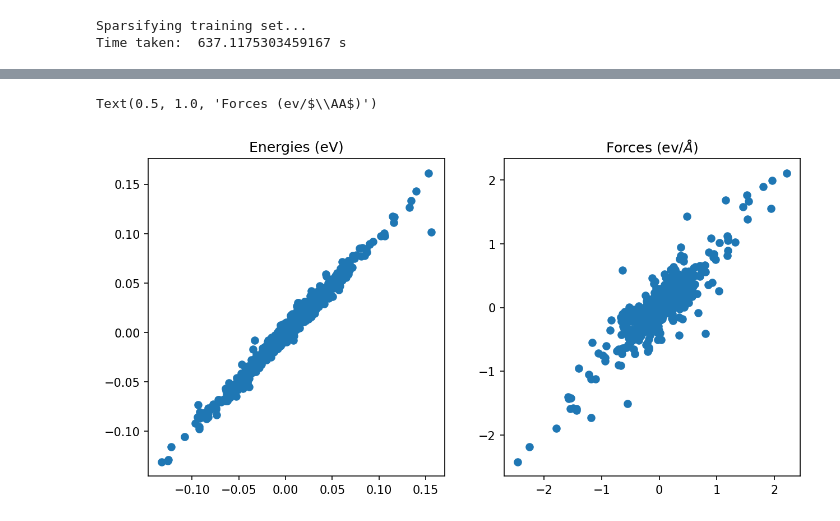
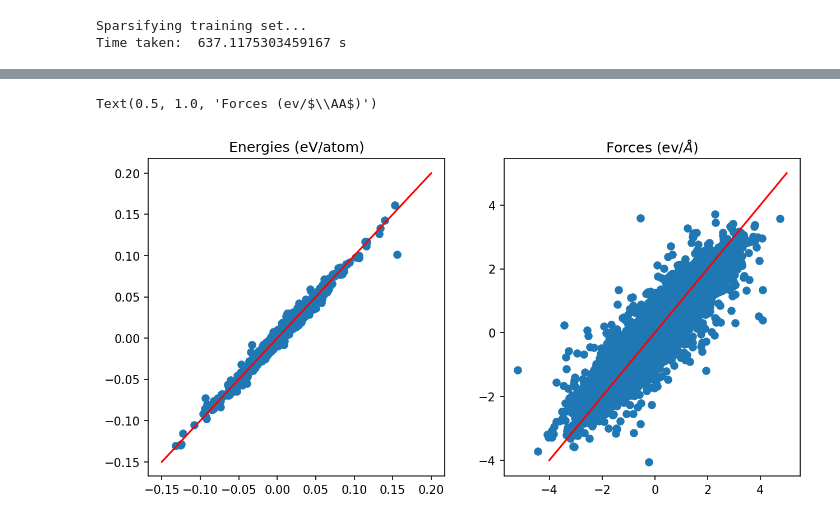
Before and after one commit to victorprincipe/genpot, a Jupyter notebook: delta_general.ipynb, the cells around one changed output, grey strips where cells are left out. Cells and saved outputs as stored; diff of their text form; code cells hidden in the pictures.

```diff
--- a/delta_general.ipynb
+++ b/delta_general.ipynb
@@ -332,6 +333,9 @@ Per-atom energy for species O : -476.57063218236544 eV
 #Save small model
 with open('delta_data/mlr.pkl','wb') as f:
     pickle.dump(mlr, f)
+# %%
+with open('delta_data/mlr.pkl','rb') as f:
+    mlr = pickle.load(f)
 # %%
 #get dressed atom energies for reduced training set
 y_dressed = {}
@@ -1087,8 +1091,8 @@ np.save('delta_data/predictions/y_val_pred_15k', y_val_pred)
 np.save('delta_data/predictions/f_val_pred_15k', f_val_pred)
 # %%
 npred=1000
-y_val_pred = np.load('results_data/predictions/yval_pred_15k.npy')
-f_val_pred = np.load('results_data/predictions/fval_pred_15k.npy')
+y_val_pred = np.load('delta_data/predictions/y_val_pred_15k.npy')
+f_val_pred = np.load('delta_data/predictions/f_val_pred_15k.npy')
 # %%
 rmse_energy = np.sqrt(np.mean(((y_val[:npred] - mlr.predict(X_val[:npred]))/np.sum(X_val[:npred],axis=1)
                                - (y_val_pred[:npred] - mlr.predict(X_val[:npred]))/np.sum(X_val[:npred],axis=1))**2))
@@ -1103,12 +1107,14 @@ RMSE forces: 0.18007 eV/angstrom
 # %%
 #Plot predicted vs. actual energies and forces
 f,p = plt.subplots(1,2, figsize = (10, 5), dpi=150)
 p[0].scatter((y_val[:npred] - mlr.predict(X_val[:npred]))/np.sum(X_val[:npred],axis=1),
              (y_val_pred[:npred] - mlr.predict(X_val[:npred]))/np.sum(X_val[:npred],axis=1))
-p[0].set_title('Energies (eV)')
+p[0].set_title('Energies (eV/atom)')
+p[0].plot([-0.15,0.2], [-0.15, 0.2], color='red')
 p[0].set()
-p[1].scatter(f_val.flatten()[:npred], f_val_pred.flatten()[:npred])
+p[1].scatter(f_val.flatten(), f_val_pred.flatten())
+p[1].plot([-4,5], [-4, 5], color='red')
 p[1].set_title(r'Forces (ev/$\AA$)')
 # %% [output]
 Text(0.5, 1.0, 'Forces (ev/$\\AA$)')
-[figure, old version]
+[figure, new version]
```
Also changed, not shown: parts of 27 cells of this notebook.
